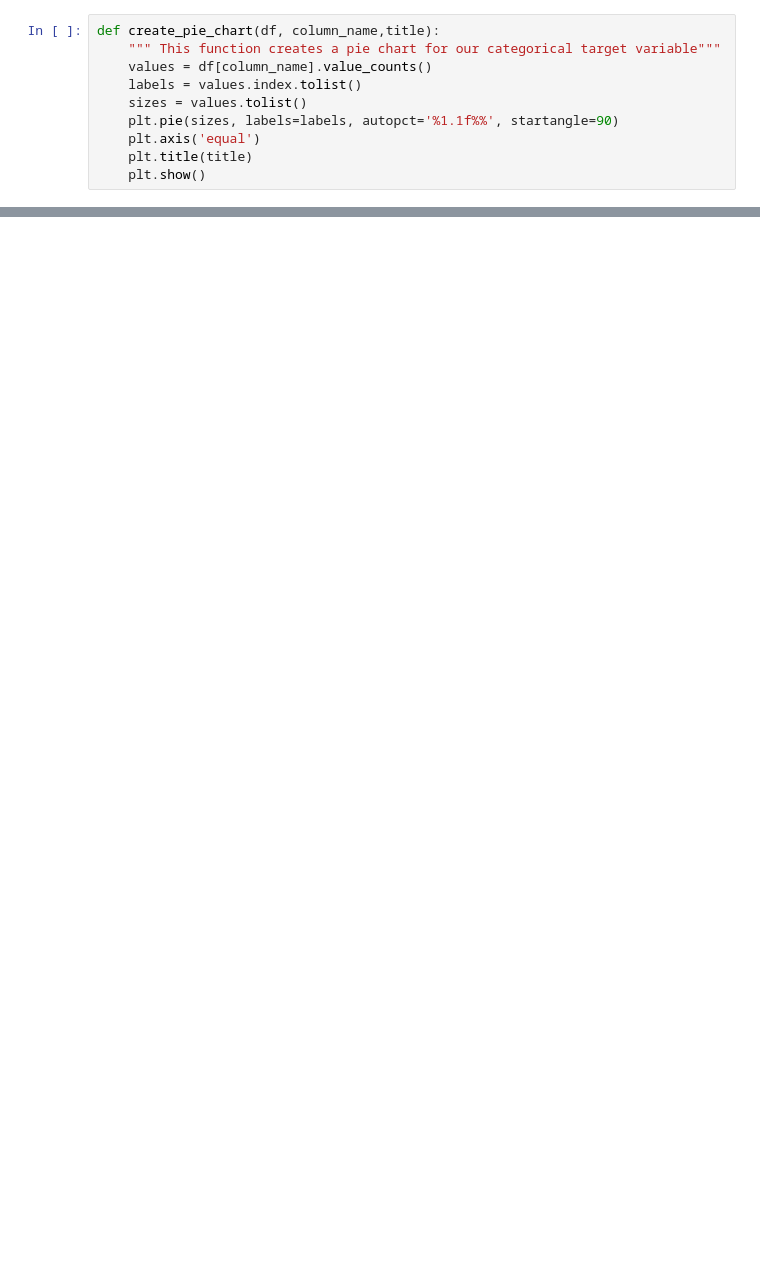
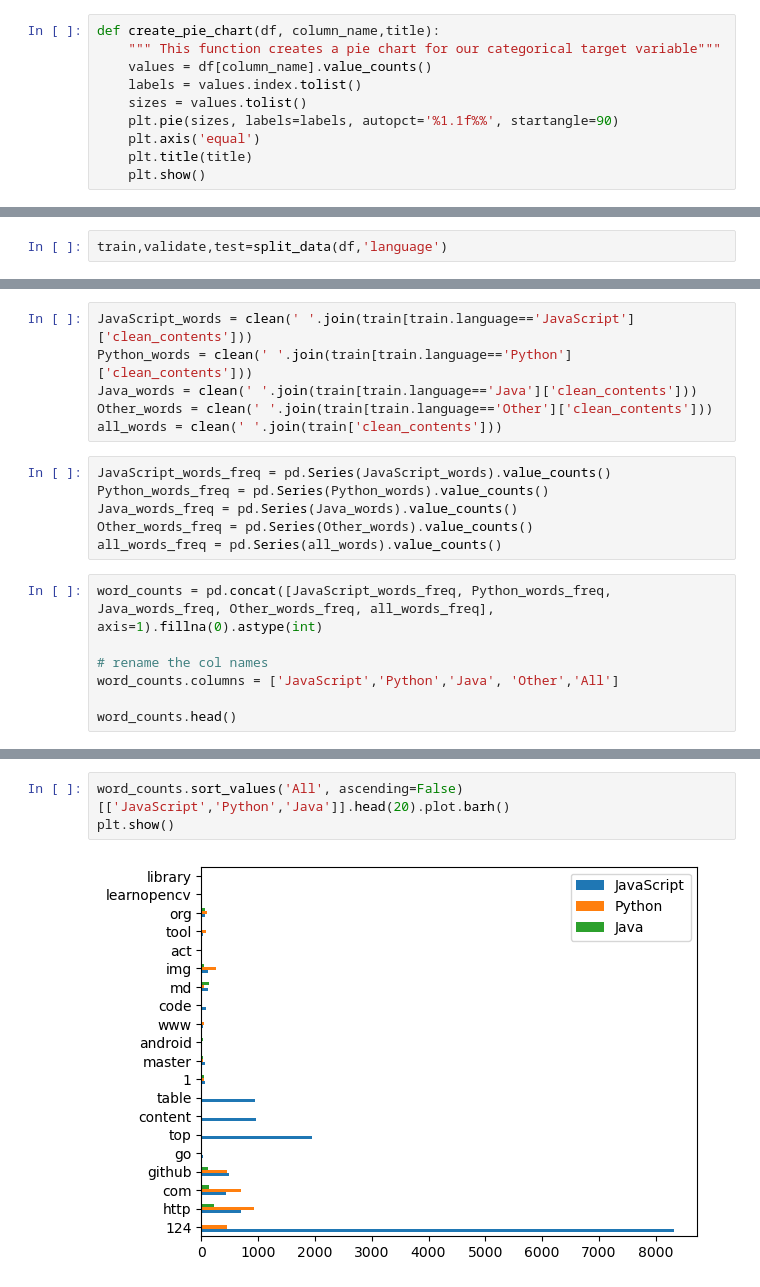
Before and after one commit to Chellyandy/nlp-project, a Jupyter notebook: cely_draft.ipynb, the cells around one changed output, grey strips where cells are left out. Cells and saved outputs as stored; diff of their text form; blank space fills up the shorter version.

```diff
--- a/cely_draft.ipynb
+++ b/cely_draft.ipynb
@@ -219,0 +264,2 @@ memory usage: 2.3+ KB
+# %%
+train,validate,test=split_data(df,'language')
@@ -219,0 +275,19 @@ memory usage: 2.3+ KB
+# %%
+JavaScript_words = clean(' '.join(train[train.language=='JavaScript']['clean_contents']))
+Python_words = clean(' '.join(train[train.language=='Python']['clean_contents']))
+Java_words = clean(' '.join(train[train.language=='Java']['clean_contents']))
+Other_words = clean(' '.join(train[train.language=='Other']['clean_contents']))
+all_words = clean(' '.join(train['clean_contents']))
+# %%
+JavaScript_words_freq = pd.Series(JavaScript_words).value_counts()
+Python_words_freq = pd.Series(Python_words).value_counts()
+Java_words_freq = pd.Series(Java_words).value_counts()
+Other_words_freq = pd.Series(Other_words).value_counts()
+all_words_freq = pd.Series(all_words).value_counts()
+# %%
+word_counts = pd.concat([JavaScript_words_freq, Python_words_freq, Java_words_freq, Other_words_freq, all_words_freq], axis=1).fillna(0).astype(int)
+
+# rename the col names
+word_counts.columns = ['JavaScript','Python','Java', 'Other','All']
+
+word_counts.head()
@@ -219,0 +301,5 @@ memory usage: 2.3+ KB
+# %%
+word_counts.sort_values('All', ascending=False)[['JavaScript','Python','Java']].head(20).plot.barh()
+plt.show()
+# %% [output]
+[figure, added]
```
Also changed, not shown: parts of 51 cells of this notebook.
